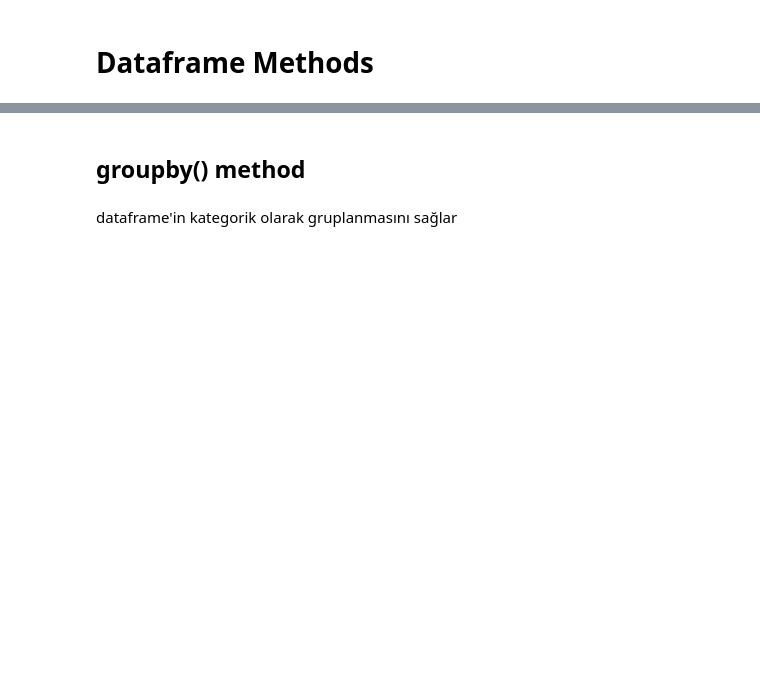
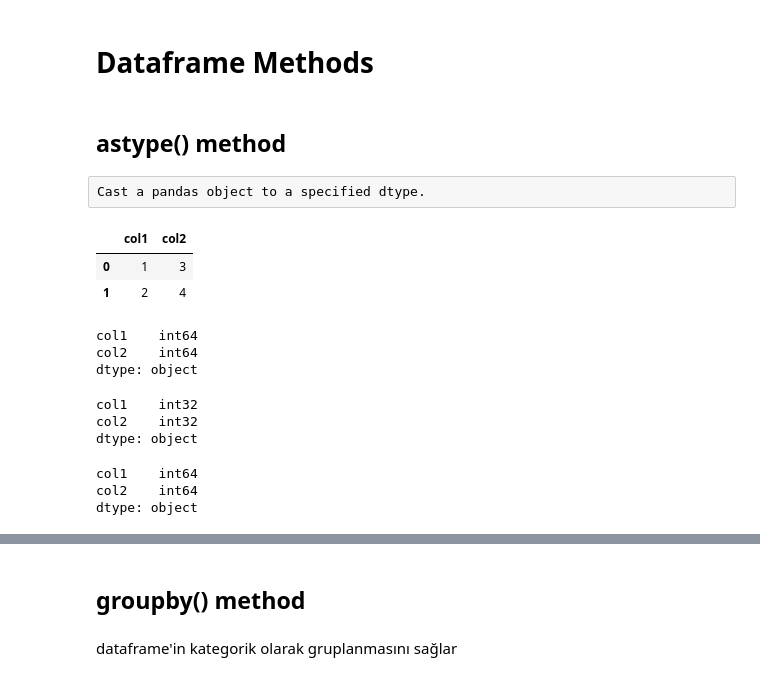
Before and after one commit to GurkanGitHub/Python, a Jupyter notebook: pandas_df_methods.ipynb, the cells around one changed output, grey strips where cells are left out. Drawn from its saved outputs; the diff is of its cells as text; code cells hidden in the pictures; blank space fills up the shorter version.

```diff
--- a/pandas_df_methods.ipynb
+++ b/pandas_df_methods.ipynb
@@ -2,0 +8,30 @@
+# %% [markdown]
+## astype() method
+# %% [raw]
+Cast a pandas object to a specified dtype.
+# %%
+d = {"col1": [1,2], "col2": [3,4]}
+df = pd.DataFrame(data = d)
+df
+# %% [output]
+|  | col1 | col2 |
+| 0 | 1 | 3 |
+| 1 | 2 | 4 |
+# %%
+df.dtypes
+# %% [output]
+col1    int64
+col2    int64
+dtype: object
+# %%
+df.astype("int32").dtypes# Cast all columns to int32:
+# %% [output]
+col1    int32
+col2    int32
+dtype: object
+# %%
+df.astype({"col1": "int64"}).dtypes# Cast col1 to int32 using a dictionary
+# %% [output]
+col1    int64
+col2    int64
+dtype: object
```
Also changed, not shown: parts of 30 cells of this notebook, 2 other files.
